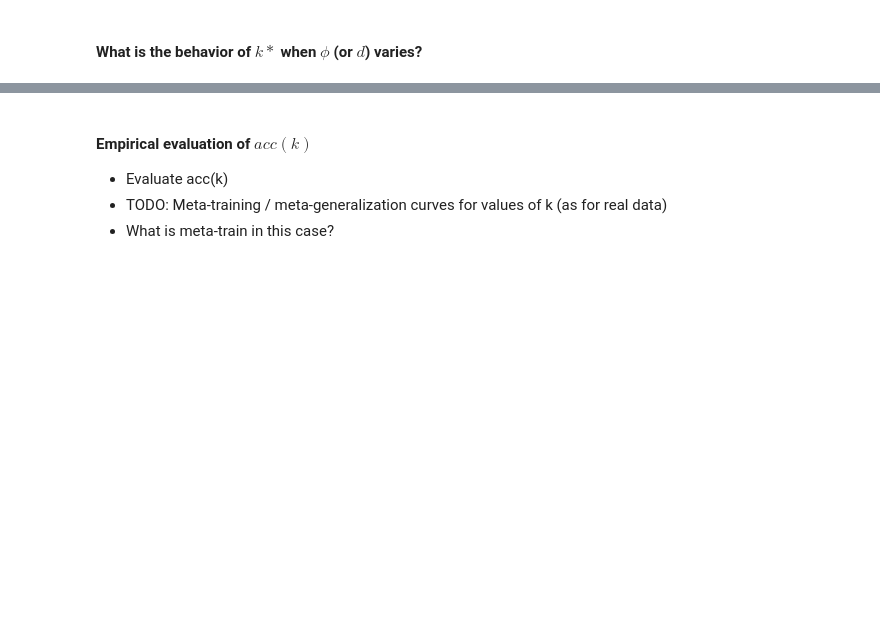
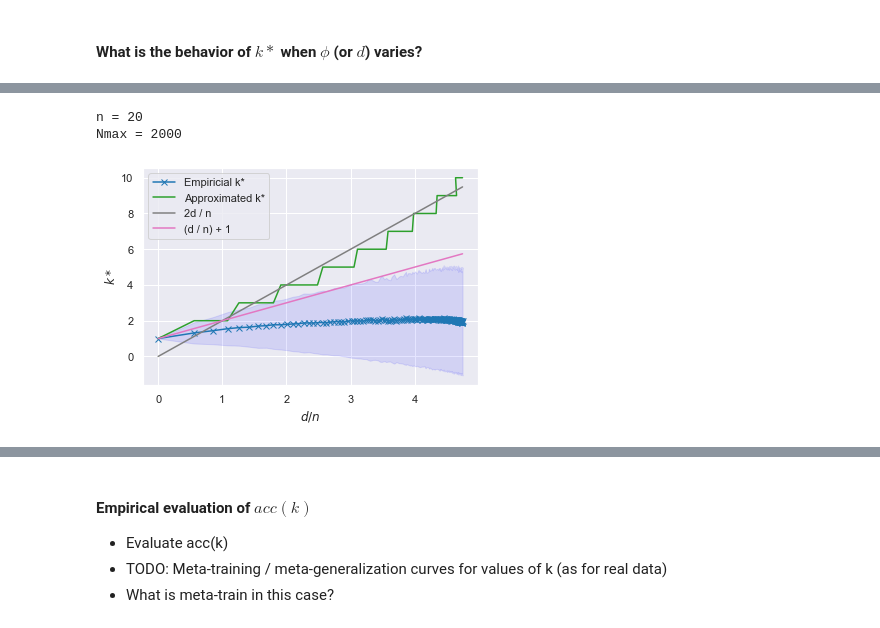
Before and after one commit to Didayolo/automl-conf-2022, a Jupyter notebook: experiments.ipynb, the cells around one changed output, grey strips where cells are left out. Cells and saved outputs as stored; diff of their text form; code cells hidden in the pictures; blank space fills up the shorter version.

```diff
--- a/experiments.ipynb
+++ b/experiments.ipynb
@@ -295,0 +309,6 @@ Nmax = 400
+# %%
+experiment_kendall(20, Nmax=2000, step=10, trials=10000)
+# %% [output]
+n = 20
+Nmax = 2000
+[figure, added]
```
Also changed, not shown: parts of 44 cells of this notebook.
